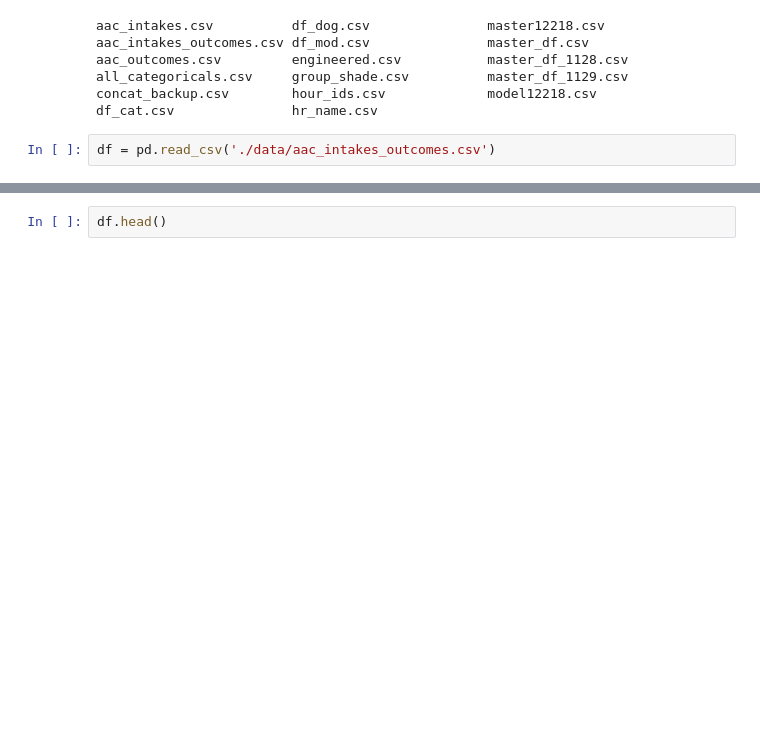
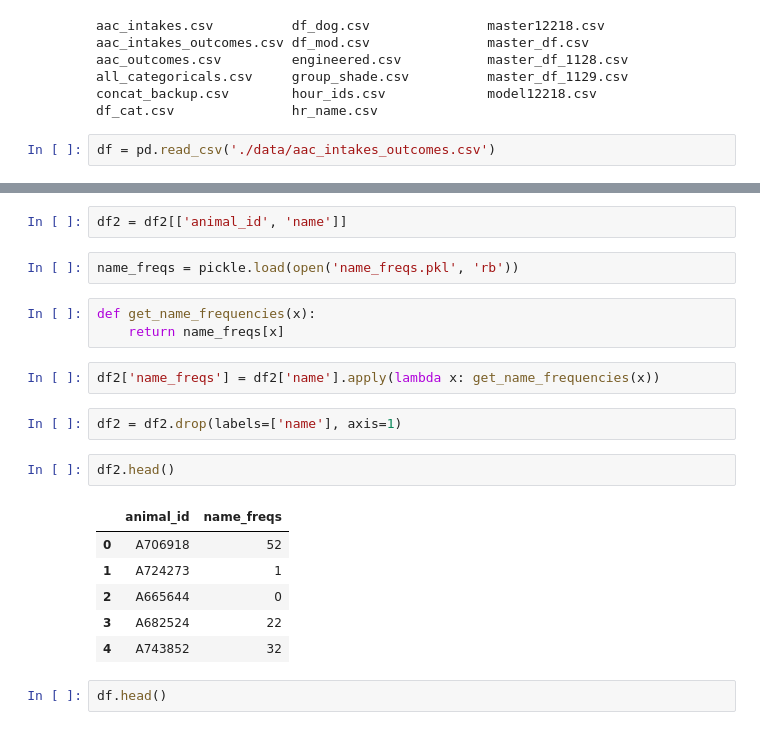
Before and after one commit to luketibbott/kojak, a Jupyter notebook: re-clean.ipynb, the cells around one changed output, grey strips where cells are left out. Saved outputs shown, nothing was run; the diff lists cells and outputs as text; blank space fills up the shorter version.

```diff
--- a/re-clean.ipynb
+++ b/re-clean.ipynb
@@ -45,3 +47,23 @@ df = pd.read_csv('./data/aac_intakes_outcomes.csv')
+# %%
+df2 = df2[['animal_id', 'name']]
+# %%
+name_freqs = pickle.load(open('name_freqs.pkl', 'rb'))
+# %%
+def get_name_frequencies(x):
+    return name_freqs[x]
+# %%
+df2['name_freqs'] = df2['name'].apply(lambda x: get_name_frequencies(x))
+# %%
+df2 = df2.drop(labels=['name'], axis=1)
+# %%
+df2.head()
+# %% [output]
+|  | animal_id | name_freqs |
+| 0 | A706918 | 52 |
+| 1 | A724273 | 1 |
+| 2 | A665644 | 0 |
+| 3 | A682524 | 22 |
+| 4 | A743852 | 32 |
 # %%
 df.head()
 # %% [output]
```
Also changed, not shown: parts of 21 cells of this notebook.
